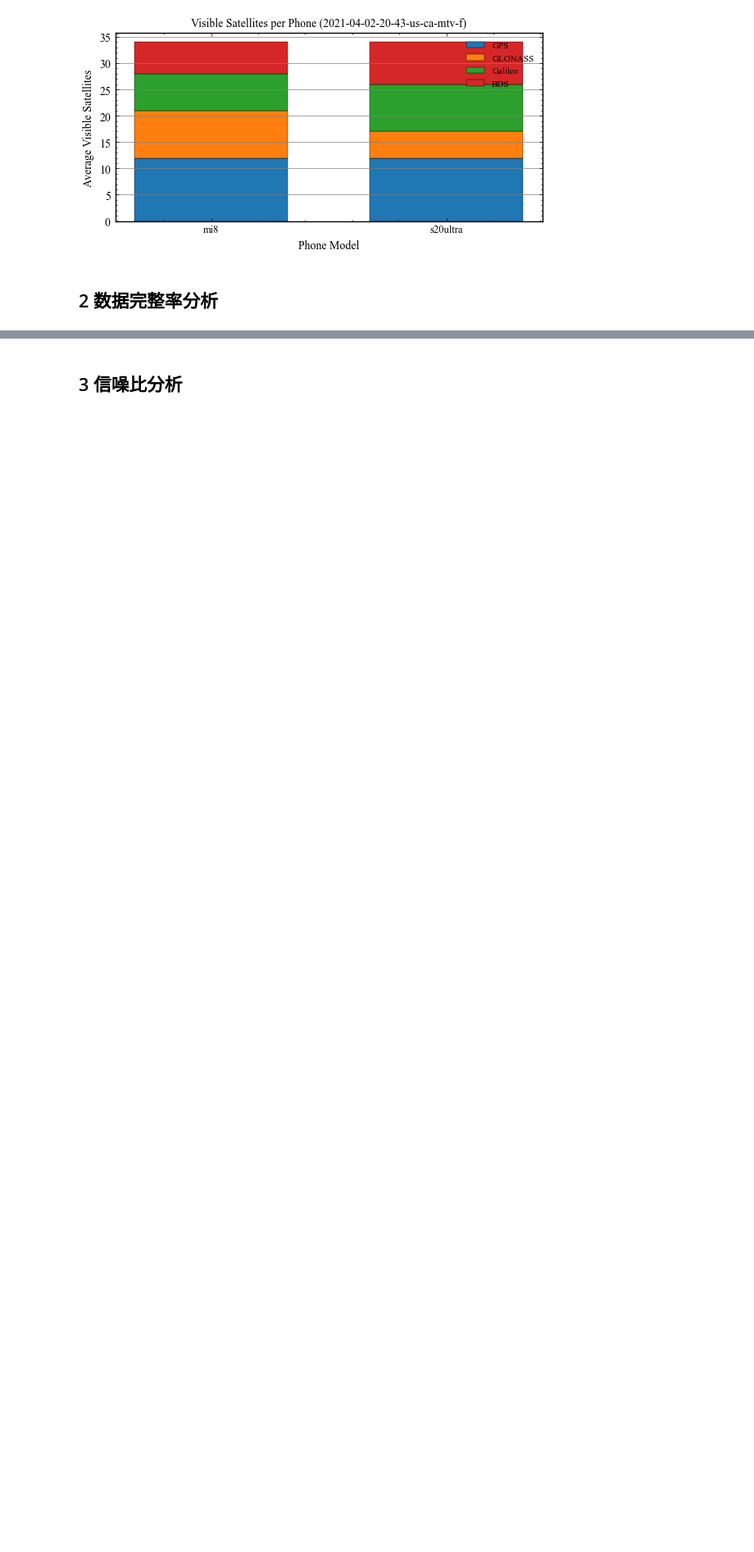
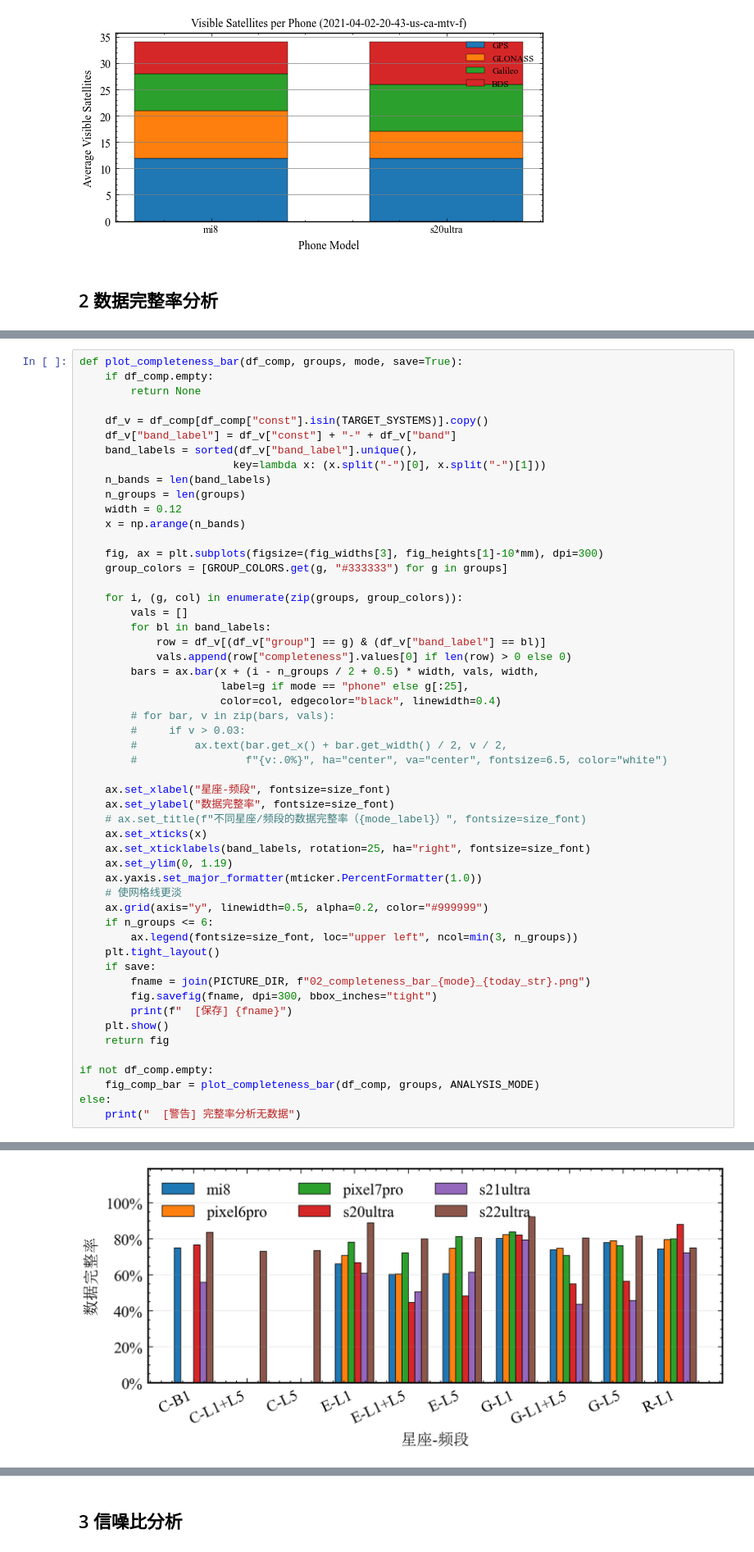
Before and after one commit to ColourDyeing/Hybrid-frequency-spp, a Jupyter notebook: Testing-Data/python/07_Observation_Quality_Analysis.ipynb, the cells around one changed output, grey strips where cells are left out. Shown at 82% size. Cells and saved outputs as stored; diff of their text form; blank space fills up the shorter version.

```diff
--- a/Testing-Data/python/07_Observation_Quality_Analysis.ipynb
+++ b/Testing-Data/python/07_Observation_Quality_Analysis.ipynb
@@ -863,0 +805,54 @@ else:
+# %%
+def plot_completeness_bar(df_comp, groups, mode, save=True):
+    if df_comp.empty:
+        return None
+
+    df_v = df_comp[df_comp["const"].isin(TARGET_SYSTEMS)].copy()
+    df_v["band_label"] = df_v["const"] + "-" + df_v["band"]
+    band_labels = sorted(df_v["band_label"].unique(),
+                        key=lambda x: (x.split("-")[0], x.split("-")[1]))
+    n_bands = len(band_labels)
+    n_groups = len(groups)
+    width = 0.12
+    x = np.arange(n_bands)
+
+    fig, ax = plt.subplots(figsize=(fig_widths[3], fig_heights[1]-10*mm), dpi=300)
+    group_colors = [GROUP_COLORS.get(g, "#333333") for g in groups]
+
+    for i, (g, col) in enumerate(zip(groups, group_colors)):
+        vals = []
+        for bl in band_labels:
+            row = df_v[(df_v["group"] == g) & (df_v["band_label"] == bl)]
+            vals.append(row["completeness"].values[0] if len(row) > 0 else 0)
+        bars = ax.bar(x + (i - n_groups / 2 + 0.5) * width, vals, width,
+                      label=g if mode == "phone" else g[:25],
+                      color=col, edgecolor="black", linewidth=0.4)
+        # for bar, v in zip(bars, vals):
+        #     if v > 0.03:
+        #         ax.text(bar.get_x() + bar.get_width() / 2, v / 2,
+        #                 f"{v:.0%}", ha="center", va="center", fontsize=6.5, color="white")
+
+    ax.set_xlabel("星座-频段", fontsize=size_font)
+    ax.set_ylabel("数据完整率", fontsize=size_font)
+    # ax.set_title(f"不同星座/频段的数据完整率（{mode_label}）", fontsize=size_font)
+    ax.set_xticks(x)
+    ax.set_xticklabels(band_labels, rotation=25, ha="right", fontsize=size_font)
+    ax.set_ylim(0, 1.19)
+    ax.yaxis.set_major_formatter(mticker.PercentFormatter(1.0))
+    # 使网格线更淡
+    ax.grid(axis="y", linewidth=0.5, alpha=0.2, color="#999999")
+    if n_groups <= 6:
+        ax.legend(fontsize=size_font, loc="upper left", ncol=min(3, n_groups))
+    plt.tight_layout()
+    if save:
+        fname = join(PICTURE_DIR, f"02_completeness_bar_{mode}_{today_str}.png")
+        fig.savefig(fname, dpi=300, bbox_inches="tight")
+        print(f"  [保存] {fname}")
+    plt.show()
+    return fig
+
+if not df_comp.empty:
+    fig_comp_bar = plot_completeness_bar(df_comp, groups, ANALYSIS_MODE)
+else:
+    print("  [警告] 完整率分析无数据")
+# %% [output]
@@ -863,0 +860 @@ else:
+[figure, added]
```
Also changed, not shown: parts of 20 cells of this notebook.
